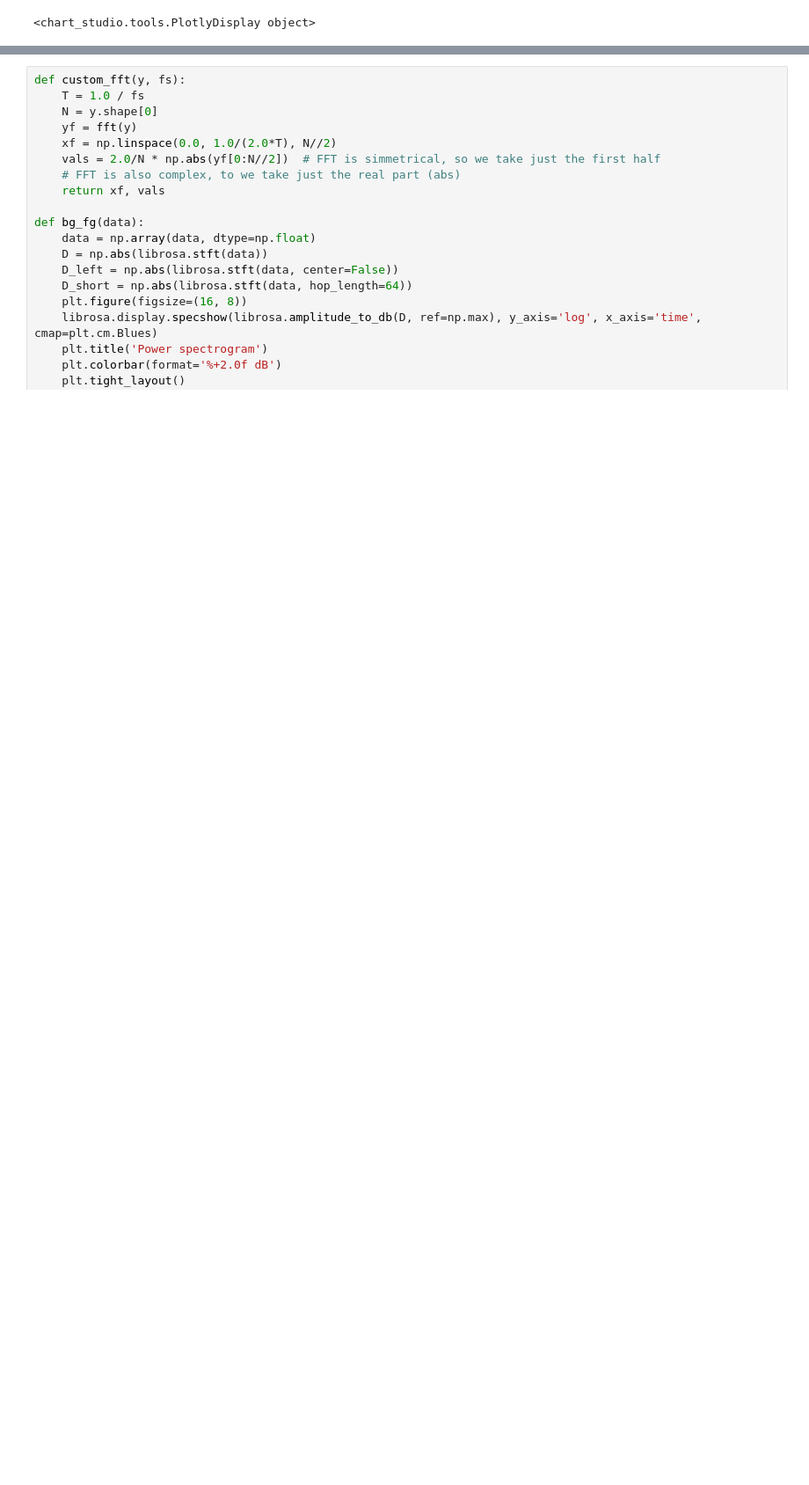
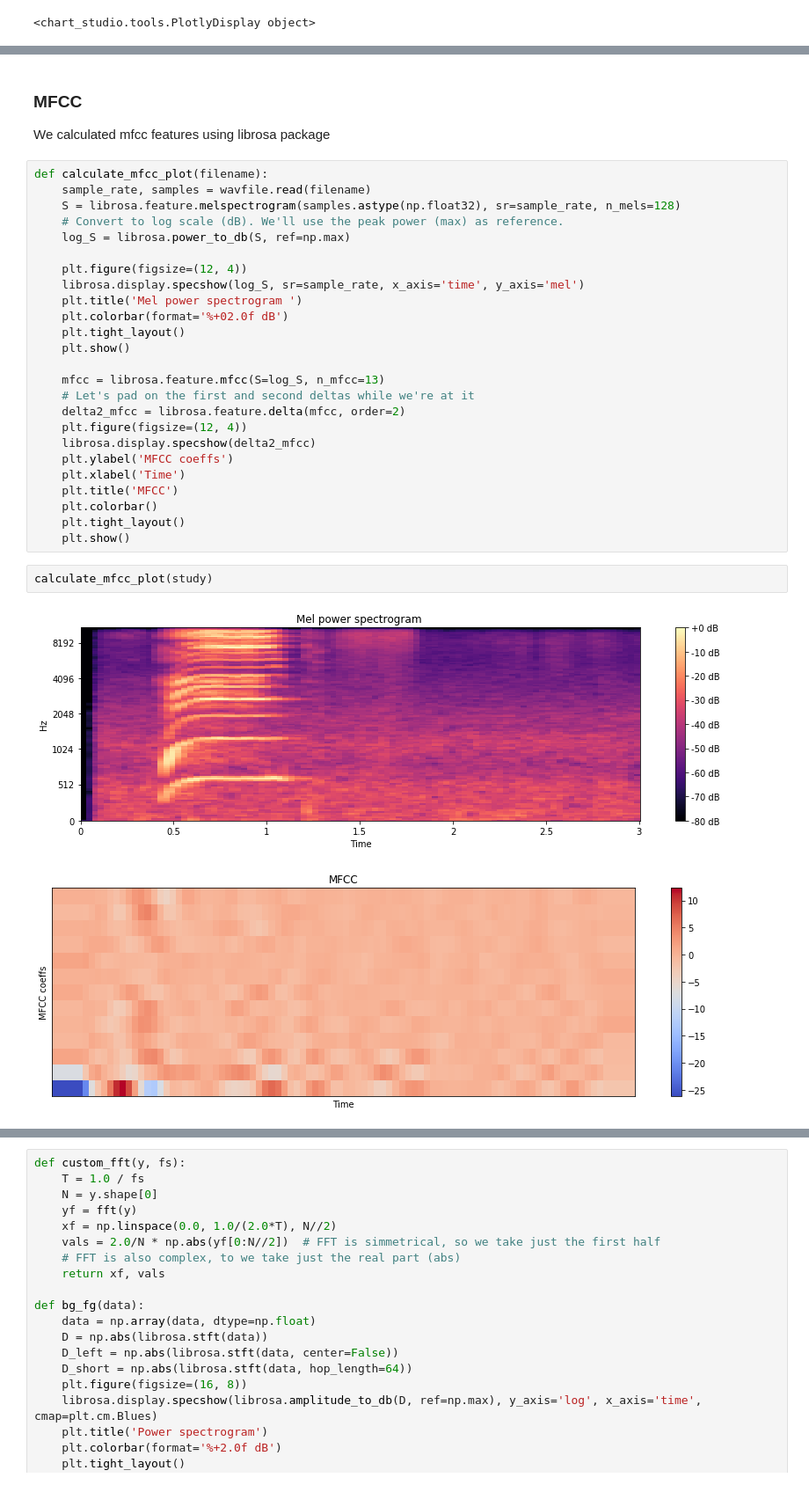
Before and after one commit to Ujjwal-9/celestini-dl, a Jupyter notebook: Rakshak-Dataset/rakshak-analysis.ipynb, the cells around one changed output, grey strips where cells are left out. Shown at 88% size. Cells and saved outputs as stored; diff of their text form; blank space fills up the shorter version.

```diff
--- a/Rakshak-Dataset/rakshak-analysis.ipynb
+++ b/Rakshak-Dataset/rakshak-analysis.ipynb
@@ -277,0 +644,33 @@ py.iplot(fig, filename='bubblechart-text')
+# %% [markdown]
+### MFCC
+We calculated mfcc features using librosa package
+# %%
+def calculate_mfcc_plot(filename):
+    sample_rate, samples = wavfile.read(filename)
+    S = librosa.feature.melspectrogram(samples.astype(np.float32), sr=sample_rate, n_mels=128)
+    # Convert to log scale (dB). We'll use the peak power (max) as reference.
+    log_S = librosa.power_to_db(S, ref=np.max)
+
+    plt.figure(figsize=(12, 4))
+    librosa.display.specshow(log_S, sr=sample_rate, x_axis='time', y_axis='mel')
+    plt.title('Mel power spectrogram ')
+    plt.colorbar(format='%+02.0f dB')
+    plt.tight_layout()
+    plt.show()
+
+    mfcc = librosa.feature.mfcc(S=log_S, n_mfcc=13)
+    # Let's pad on the first and second deltas while we're at it
+    delta2_mfcc = librosa.feature.delta(mfcc, order=2)
+    plt.figure(figsize=(12, 4))
+    librosa.display.specshow(delta2_mfcc)
+    plt.ylabel('MFCC coeffs')
+    plt.xlabel('Time')
+    plt.title('MFCC')
+    plt.colorbar()
+    plt.tight_layout()
+    plt.show()
+# %%
+calculate_mfcc_plot(study)
+# %% [output]
+[figure, added]
+[figure, added]
```
Also changed, not shown: parts of 69 cells of this notebook, 3 other files.
